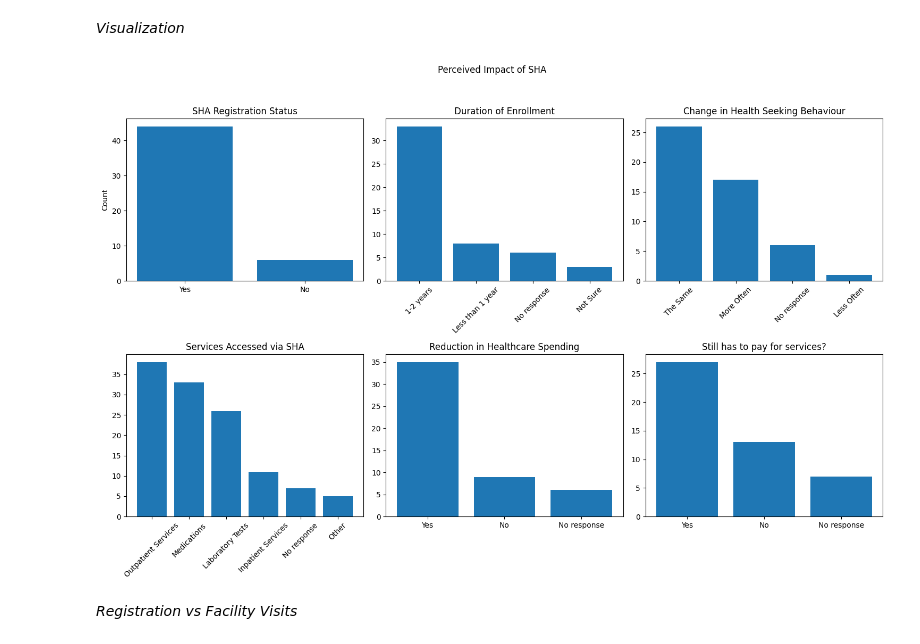
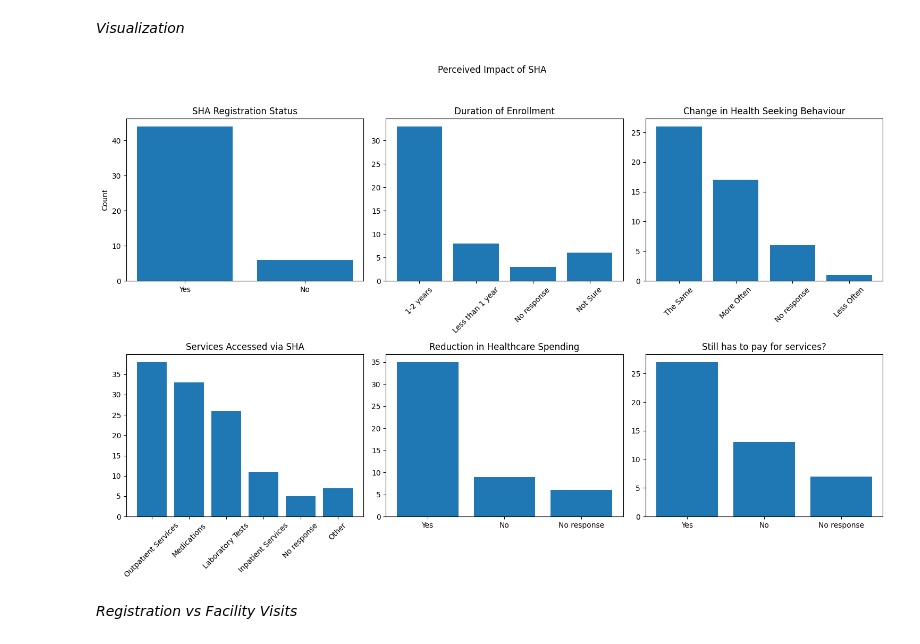
Before and after one commit to DennoCheru/Mosoriot, a Jupyter notebook: Mosoriot.ipynb, the cells around one changed output. Cells and saved outputs as stored; diff of their text form; code cells hidden in the pictures.

```diff
--- a/Mosoriot.ipynb
+++ b/Mosoriot.ipynb
@@ -621,7 +621,7 @@ axes = axes.flatten()
 # Registration Status
 axes[0].bar(
     df_main['Are you currently registered under SHA?'].value_counts().index,
-    df_main['Are you currently registered under SHA?'].value_counts().values
+    df_main['Are you currently registered under SHA?'].value_counts(sort=False).values
 )
 axes[0].set_title('SHA Registration Status')
 axes[0].set_ylabel('Count')
@@ -629,44 +629,44 @@ axes[0].set_ylabel('Count')
 # Duration of Enrollment
 axes[1].bar(
     df_main['How long have you been enrolled?'].value_counts().index,
-    df_main['How long have you been enrolled?'].value_counts().values
+    df_main['How long have you been enrolled?'].value_counts(sort=False).values
 )
 axes[1].set_title('Duration of Enrollment')
 axes[1].tick_params(axis='x',rotation=45)
 
 # Change in health seeking behaviour
 axes[2].bar(
     df_main['How often do you visit a health facility now compared to before enrolling?'].value_counts().index,
-    df_main['How often do you visit a health facility now compared to before enrolling?'].value_counts().values
+    df_main['How often do you visit a health facility now compared to before enrolling?'].value_counts(sort=False).values
 )
 axes[2].set_title('Change in Health Seeking Behaviour')
 axes[2].tick_params(axis='x', rotation=45)
 
 # Types of Services accessed
 axes[3].bar(
     df_services['What types of health services have you accessed through SHA?'].value_counts().index,
-    df_services['What types of health services have you accessed through SHA?'].value_counts().values,
+    df_services['What types of health services have you accessed through SHA?'].value_counts(sort=False).values,
 )
 axes[3].set_title('Services Accessed via SHA')
 axes[3].tick_params(axis='x', rotation=45)
 
 # Reduction in Personal Spending
 axes[4].bar(
     df_main['Has SHA helped reduce the amount of money you personally spend on healthcare?'].value_counts().index,
-    df_main['Has SHA helped reduce the amount of money you personally spend on healthcare?'].value_counts().values
+    df_main['Has SHA helped reduce the amount of money you personally spend on healthcare?'].value_counts(sort=False).values
 )
 axes[4].set_title('Reduction in Healthcare Spending')
 
 axes[5].bar(
     df_main['Are there healtcare services you stilll have to pay for after enrolling in SHA?'].value_counts().index,
-    df_main['Are there healtcare services you stilll have to pay for after enrolling in SHA?'].value_counts().values
+    df_main['Are there healtcare services you stilll have to pay for after enrolling in SHA?'].value_counts(sort=False).values
 )
 axes[5].set_title('Still has to pay for services?')
 
 plt.tight_layout(rect=[0,0,1,0.95])
 plt.show()
 # %% [output]
-[figure, old version]
+[figure, new version]
 # %% [markdown]
 *Registration vs Facility Visits*
 # %%
```
Also changed, not shown: parts of 4 cells of this notebook.
